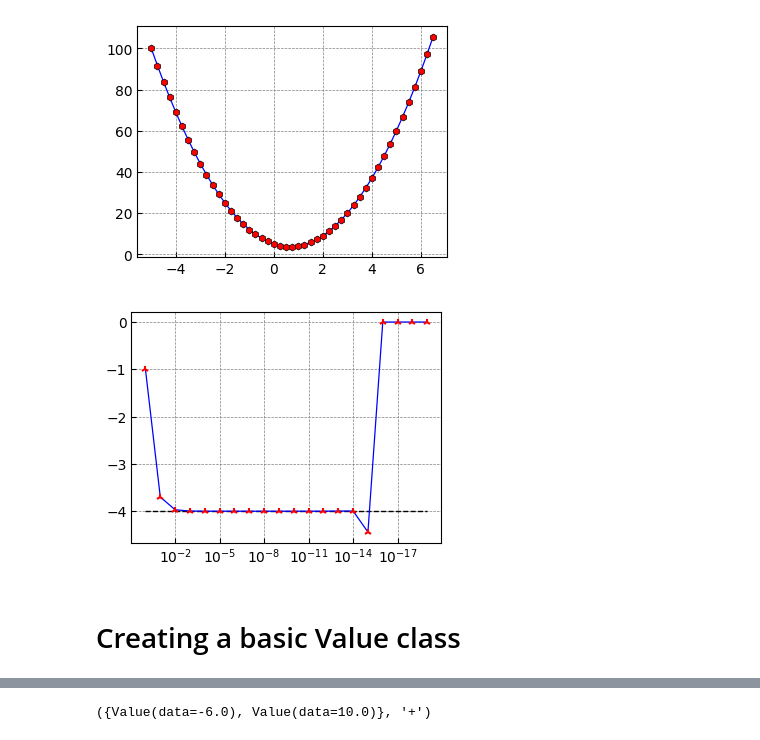
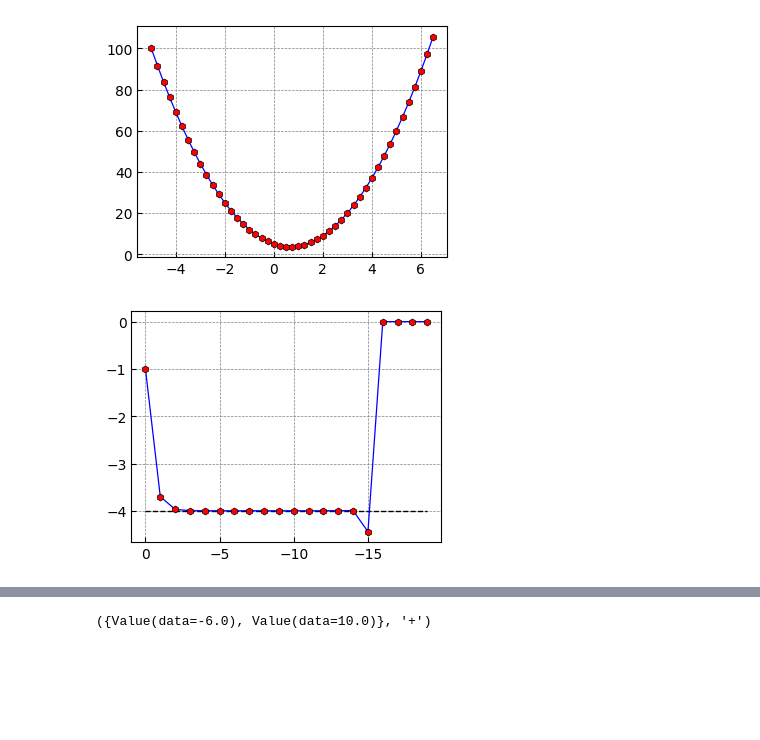
Before and after one commit to TensorTheorist/KarpathyNNets, a Jupyter notebook: notebooks/micrograd.ipynb, the cells around one changed output, grey strips where cells are left out. Saved outputs shown, nothing was run; the diff lists cells and outputs as text; code cells hidden in the pictures; blank space fills up the shorter version.

```diff
--- a/notebooks/micrograd.ipynb
+++ b/notebooks/micrograd.ipynb
@@ -20,24 +23,18 @@ plt.tick_params(axis="both", which="both", direction="in")
 # %% [output]
 [figure]
 # %%
-h = 0.0000001
 x = 0.0
-
 def der(x, h):
     return (f(x+h) - f(x))/h
 
-plt.figure(figsize=(4, 3))
 h = np.array([10**(-i) for i in range(20)])
 y = der(x, h)
-plt.hlines(-4, h[0], h[-1], 'k', linestyles='dashed', linewidth=1.0)
-plt.semilogx(h, y, color='b', linestyle='-', linewidth=0.9, marker='2', markerfacecolor='red', markersize=5, markeredgecolor='r', markeredgewidth=1.5)
-plt.grid(color='grey', linestyle='--', linewidth=0.5)
-plt.gca().invert_xaxis()
-plt.tick_params(axis="both", which="both", direction="in")
+
+fig, ax = plt.subplots(nrows=1, ncols=1, figsize=(4, 3))
+ax.hlines(-4, np.log10(h[0]), np.log10(h[-1]), 'k', linestyles='dashed', linewidth=1.0)
+line_plot(ax, np.log10(h), y, marker='h', invertx=True)
 # %% [output]
-[figure, old version]
+[figure, new version]
-# %% [markdown]
-# Creating a basic Value class
 # %% [markdown]
 # Topological sorting for flow of _backward() function
 
```
Also changed, not shown: parts of 19 cells of this notebook, 6 other files.
